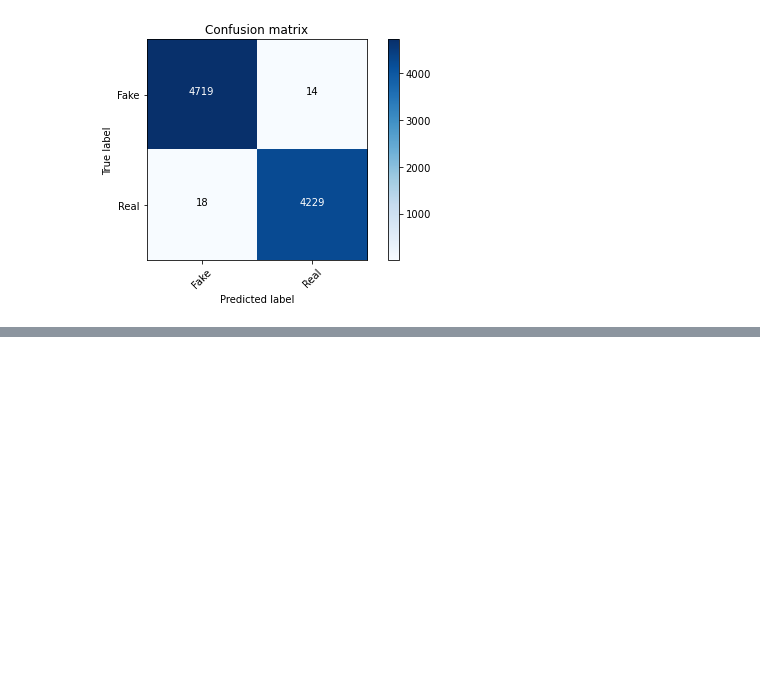
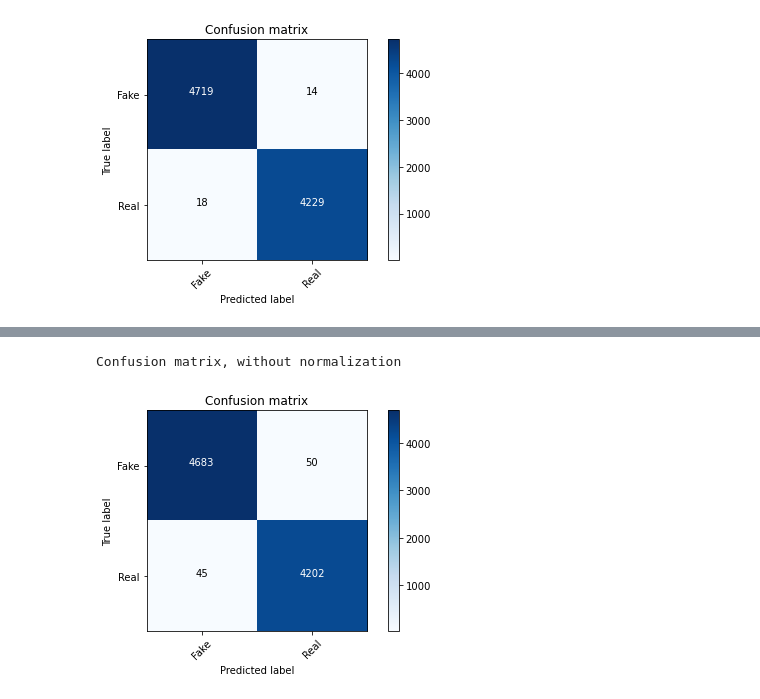
Before and after one commit to VAIBHAVJOE101/AI-FakeNewsDetection, a Jupyter notebook: AI FakeNewsDectection.ipynb, the cells around one changed output, grey strips where cells are left out. Cells and saved outputs as stored; diff of their text form; code cells hidden in the pictures; blank space fills up the shorter version.

```diff
--- a/AI FakeNewsDectection.ipynb
+++ b/AI FakeNewsDectection.ipynb
@@ -265,0 +290,6 @@ print("accuracy: {}%".format(round(accuracy_score(y_test, prediction)*100,2)))
+# %%
+cm = metrics.confusion_matrix(y_test, prediction)
+plot_confusion_matrix(cm, classes=['Fake', 'Real'])
+# %% [output]
+Confusion matrix, without normalization
+[figure, added]
```
Also changed, not shown: parts of 12 cells of this notebook.
